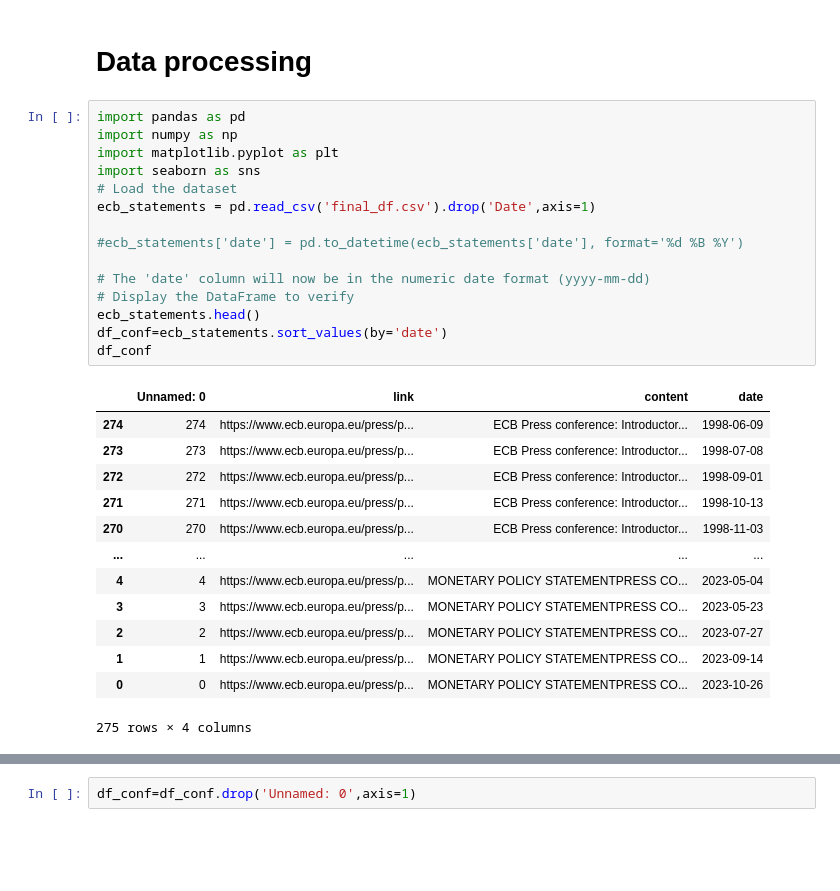
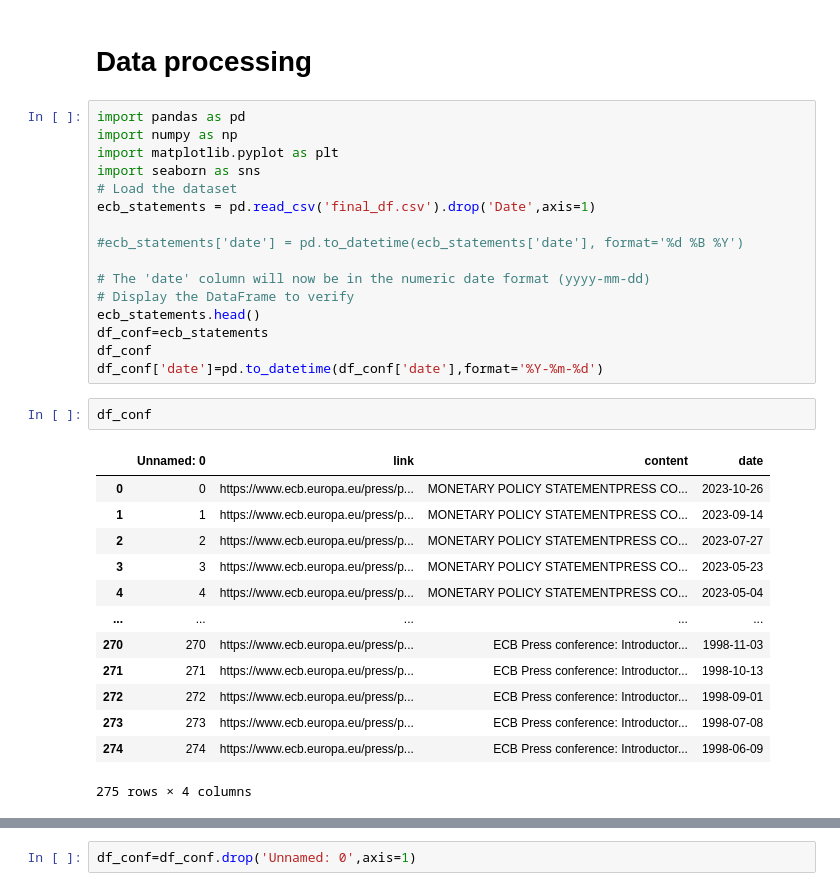
Before and after one commit to zgcharaf/ECB-similarity-NLP, a Jupyter notebook: 2_MODELLING/2_MODELLING-main.ipynb, the cells around one changed output, grey strips where cells are left out. Saved outputs shown, nothing was run; the diff lists cells and outputs as text; blank space fills up the shorter version.

```diff
--- a/2_MODELLING/2_MODELLING-main.ipynb
+++ b/2_MODELLING/2_MODELLING-main.ipynb
@@ -131,19 +200,22 @@ ecb_statements = pd.read_csv('final_df.csv').drop('Date',axis=1)
 # The 'date' column will now be in the numeric date format (yyyy-mm-dd)
 # Display the DataFrame to verify
 ecb_statements.head()
-df_conf=ecb_statements.sort_values(by='date')
+df_conf=ecb_statements
 df_conf
+df_conf['date']=pd.to_datetime(df_conf['date'],format='%Y-%m-%d')
-# %% [output]
-|  | Unnamed: 0 | link | content | date |
-| 274 | 274 | https://www.ecb.europa.eu/press/p... | ECB Press conference: Introductor... | 1998-06-09 |
-| 273 | 273 | https://www.ecb.europa.eu/press/p... | ECB Press conference: Introductor... | 1998-07-08 |
-| 272 | 272 | https://www.ecb.europa.eu/press/p... | ECB Press conference: Introductor... | 1998-09-01 |
-| 271 | 271 | https://www.ecb.europa.eu/press/p... | ECB Press conference: Introductor... | 1998-10-13 |
-| 270 | 270 | https://www.ecb.europa.eu/press/p... | ECB Press conference: Introductor... | 1998-11-03 |
-| ... | ... | ... | ... | ... |
-| 4 | 4 | https://www.ecb.europa.eu/press/p... | MONETARY POLICY STATEMENTPRESS CO... | 2023-05-04 |
-| 3 | 3 | https://www.ecb.europa.eu/press/p... | MONETARY POLICY STATEMENTPRESS CO... | 2023-05-23 |
-| 2 | 2 | https://www.ecb.europa.eu/press/p... | MONETARY POLICY STATEMENTPRESS CO... | 2023-07-27 |
-| 1 | 1 | https://www.ecb.europa.eu/press/p... | MONETARY POLICY STATEMENTPRESS CO... | 2023-09-14 |
-| 0 | 0 | https://www.ecb.europa.eu/press/p... | MONETARY POLICY STATEMENTPRESS CO... | 2023-10-26 |
-275 rows × 4 columns
+# %%
+df_conf
+# %% [output]
+|  | Unnamed: 0 | link | content | date |
+| 0 | 0 | https://www.ecb.europa.eu/press/p... | MONETARY POLICY STATEMENTPRESS CO... | 2023-10-26 |
+| 1 | 1 | https://www.ecb.europa.eu/press/p... | MONETARY POLICY STATEMENTPRESS CO... | 2023-09-14 |
+| 2 | 2 | https://www.ecb.europa.eu/press/p... | MONETARY POLICY STATEMENTPRESS CO... | 2023-07-27 |
+| 3 | 3 | https://www.ecb.europa.eu/press/p... | MONETARY POLICY STATEMENTPRESS CO... | 2023-05-23 |
+| 4 | 4 | https://www.ecb.europa.eu/press/p... | MONETARY POLICY STATEMENTPRESS CO... | 2023-05-04 |
+| ... | ... | ... | ... | ... |
+| 270 | 270 | https://www.ecb.europa.eu/press/p... | ECB Press conference: Introductor... | 1998-11-03 |
+| 271 | 271 | https://www.ecb.europa.eu/press/p... | ECB Press conference: Introductor... | 1998-10-13 |
+| 272 | 272 | https://www.ecb.europa.eu/press/p... | ECB Press conference: Introductor... | 1998-09-01 |
+| 273 | 273 | https://www.ecb.europa.eu/press/p... | ECB Press conference: Introductor... | 1998-07-08 |
+| 274 | 274 | https://www.ecb.europa.eu/press/p... | ECB Press conference: Introductor... | 1998-06-09 |
+275 rows × 4 columns
```
Also changed, not shown: parts of 10 cells of this notebook, 1 other file.
